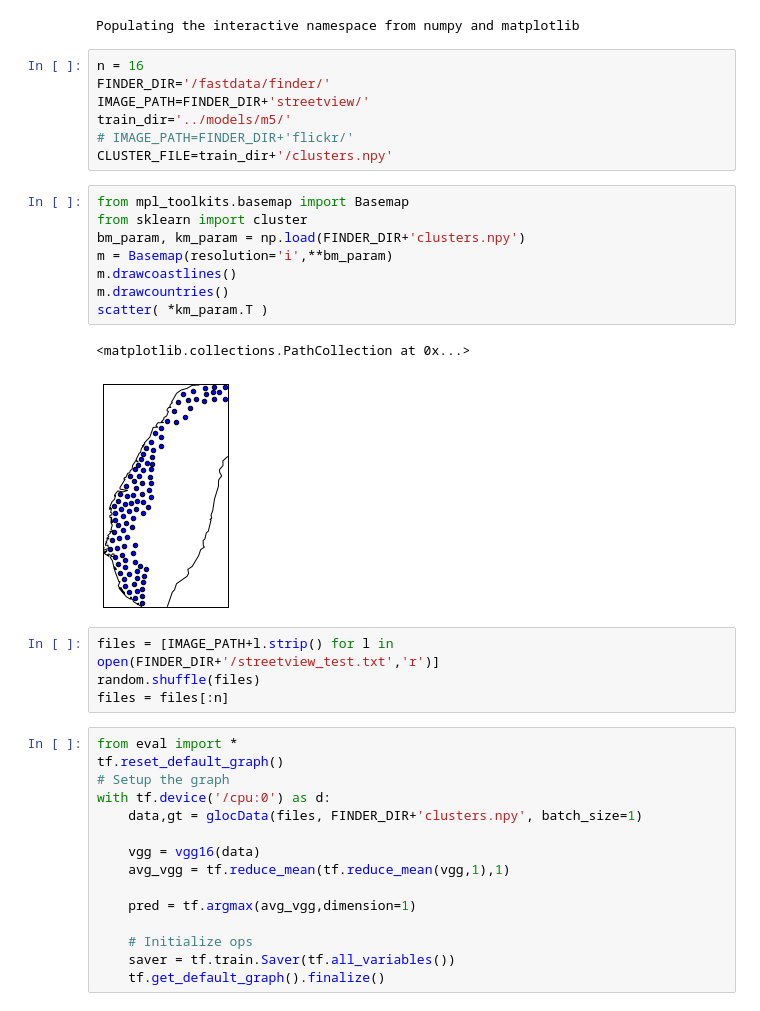
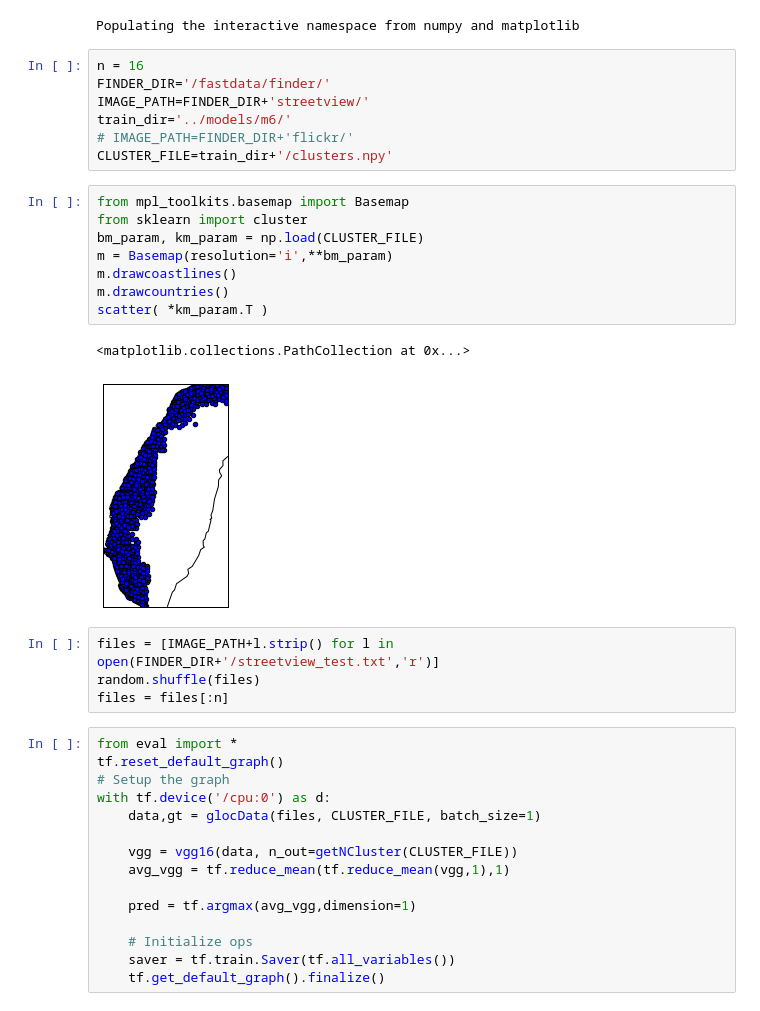
Before and after one commit to philkr/geoloc, a Jupyter notebook: src/visualize.ipynb, the cells around one changed output. Saved outputs shown, nothing was run; the diff lists cells and outputs as text.

Commit message:
Adding support for more clusters

```diff
--- a/src/visualize.ipynb
+++ b/src/visualize.ipynb
@@ -7,20 +7,20 @@ Populating the interactive namespace from numpy and matplotlib
 n = 16
 FINDER_DIR='/fastdata/finder/'
 IMAGE_PATH=FINDER_DIR+'streetview/'
-train_dir='../models/m5/'
+train_dir='../models/m6/'
 # IMAGE_PATH=FINDER_DIR+'flickr/'
 CLUSTER_FILE=train_dir+'/clusters.npy'
 # %%
 from mpl_toolkits.basemap import Basemap
 from sklearn import cluster
-bm_param, km_param = np.load(FINDER_DIR+'clusters.npy')
+bm_param, km_param = np.load(CLUSTER_FILE)
 m = Basemap(resolution='i',**bm_param)
 m.drawcoastlines()
 m.drawcountries()
 scatter( *km_param.T )
 # %% [output]
 <matplotlib.collections.PathCollection at 0x...>
-[figure, old version]
+[figure, new version]
 # %%
 files = [IMAGE_PATH+l.strip() for l in open(FINDER_DIR+'/streetview_test.txt','r')]
 random.shuffle(files)
@@ -30,9 +30,9 @@ from eval import *
 tf.reset_default_graph()
 # Setup the graph
 with tf.device('/cpu:0') as d:
-    data,gt = glocData(files, FINDER_DIR+'clusters.npy', batch_size=1)
+    data,gt = glocData(files, CLUSTER_FILE, batch_size=1)
 
-    vgg = vgg16(data)
+    vgg = vgg16(data, n_out=getNCluster(CLUSTER_FILE))
     avg_vgg = tf.reduce_mean(tf.reduce_mean(vgg,1),1)
 
     pred = tf.argmax(avg_vgg,dimension=1)
```
Also changed, not shown: parts of 1 cell of this notebook, 2 other files.
